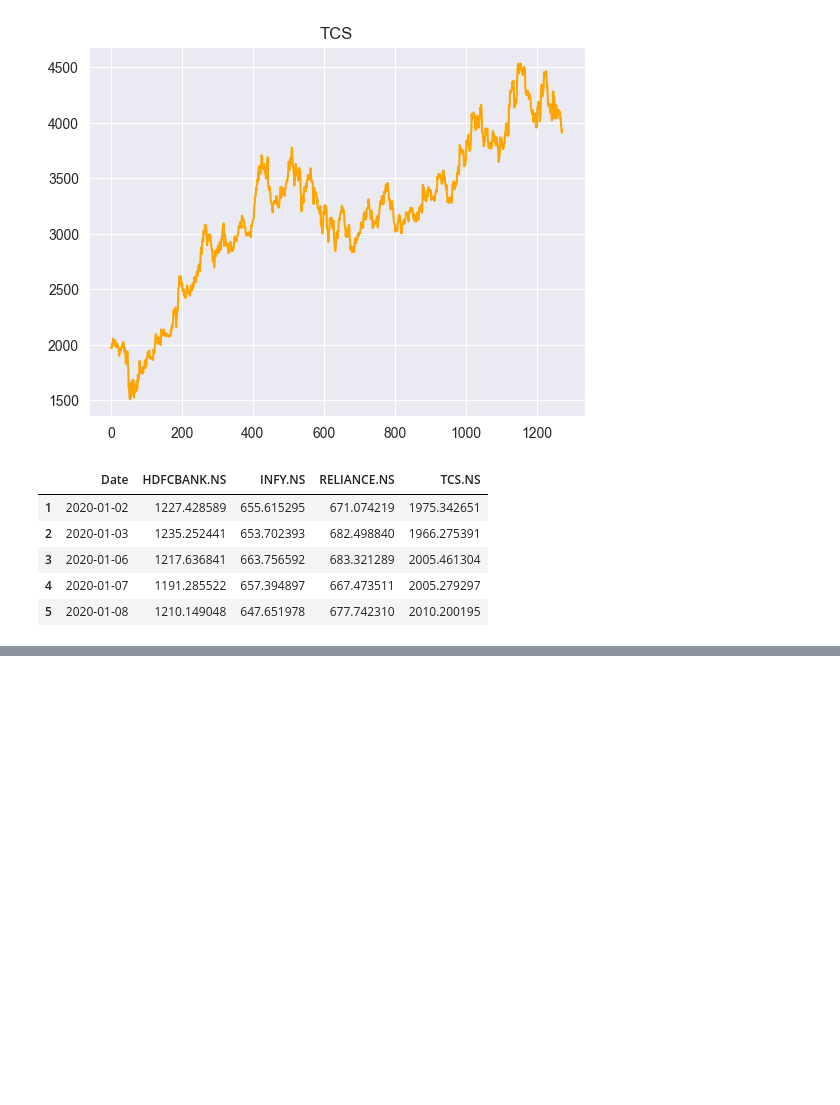
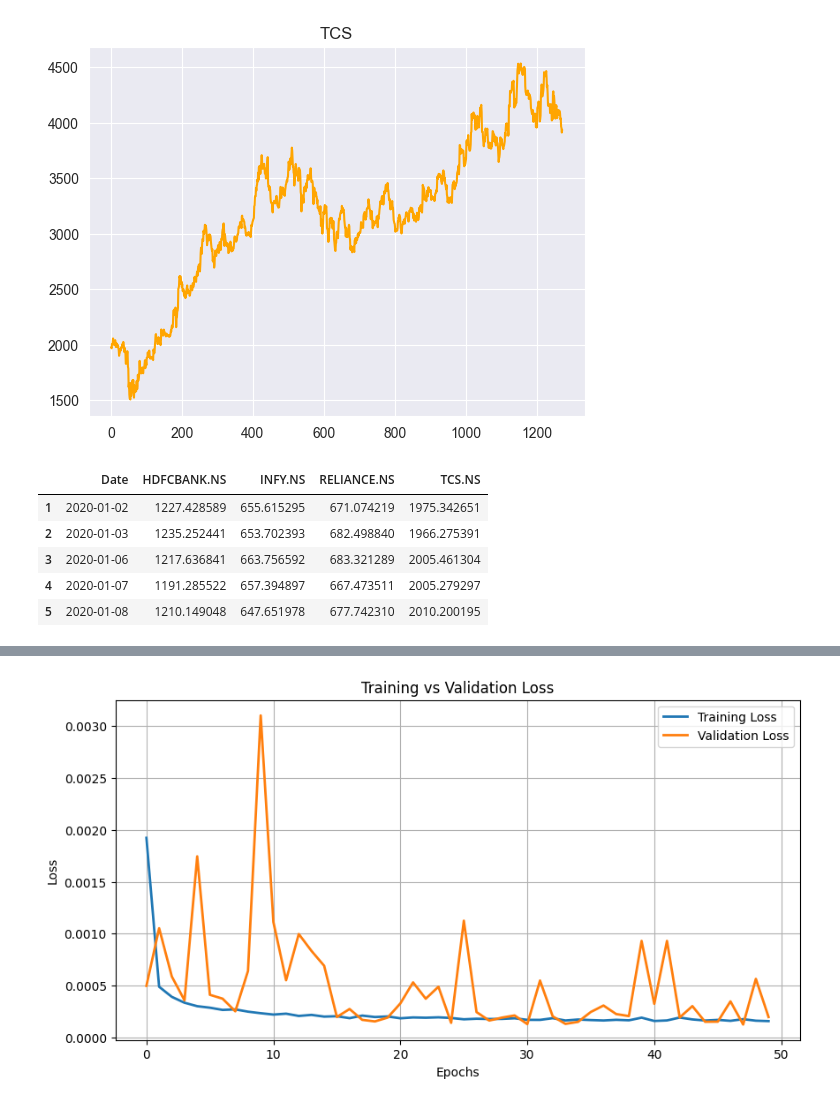
Before and after one commit to Ash2809/Indian-Stock-Predictor, a Jupyter notebook: exp/nb.ipynb, the cells around one changed output, grey strips where cells are left out. Cells and saved outputs as stored; diff of their text form; code cells hidden in the pictures; blank space fills up the shorter version.

Commit message:
multimodal trained

```diff
--- a/exp/nb.ipynb
+++ b/exp/nb.ipynb
@@ -256,0 +398,16 @@ y = result['HDFCBANK.NS']
+# %%
+# Define LSTM model
+model = Sequential([
+    LSTM(50, return_sequences=True, input_shape=(seq_length, X.shape[2])),
+    Dropout(0.2),
+    LSTM(50, return_sequences=False),
+    Dropout(0.2),
+    Dense(25),
+    Dense(1)  # Output layer
+])
+
+# Compile model
+model.compile(optimizer=Adam(learning_rate=0.001), loss='mse')
+
+# Train model
+history = model.fit(X_train, y_train, epochs=50, batch_size=16, validation_data=(X_test, y_test), verbose=1)
@@ -256,0 +432,15 @@ y = result['HDFCBANK.NS']
+# %%
+import matplotlib.pyplot as plt
+
+# Assuming 'history' is your model's training history
+plt.figure(figsize=(10, 5))
+plt.plot(history.history['loss'], label='Training Loss', linewidth=2)
+plt.plot(history.history['val_loss'], label='Validation Loss', linewidth=2)
+plt.xlabel('Epochs')
+plt.ylabel('Loss')
+plt.title('Training vs Validation Loss')
+plt.legend()
+plt.grid(True)
+plt.show()
+# %% [output]
+[figure, added]
```
Also changed, not shown: parts of 12 cells of this notebook, 1 other file.
